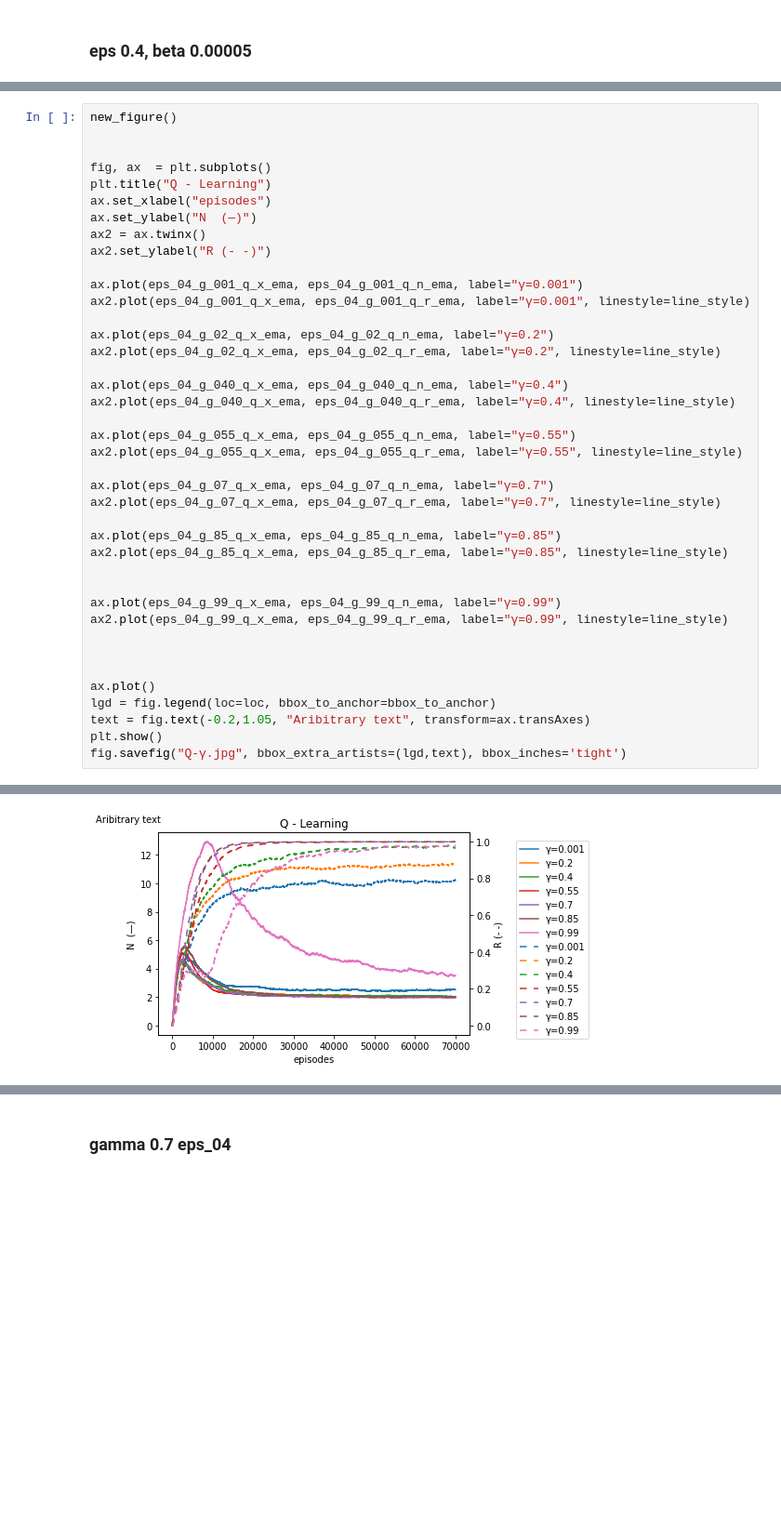
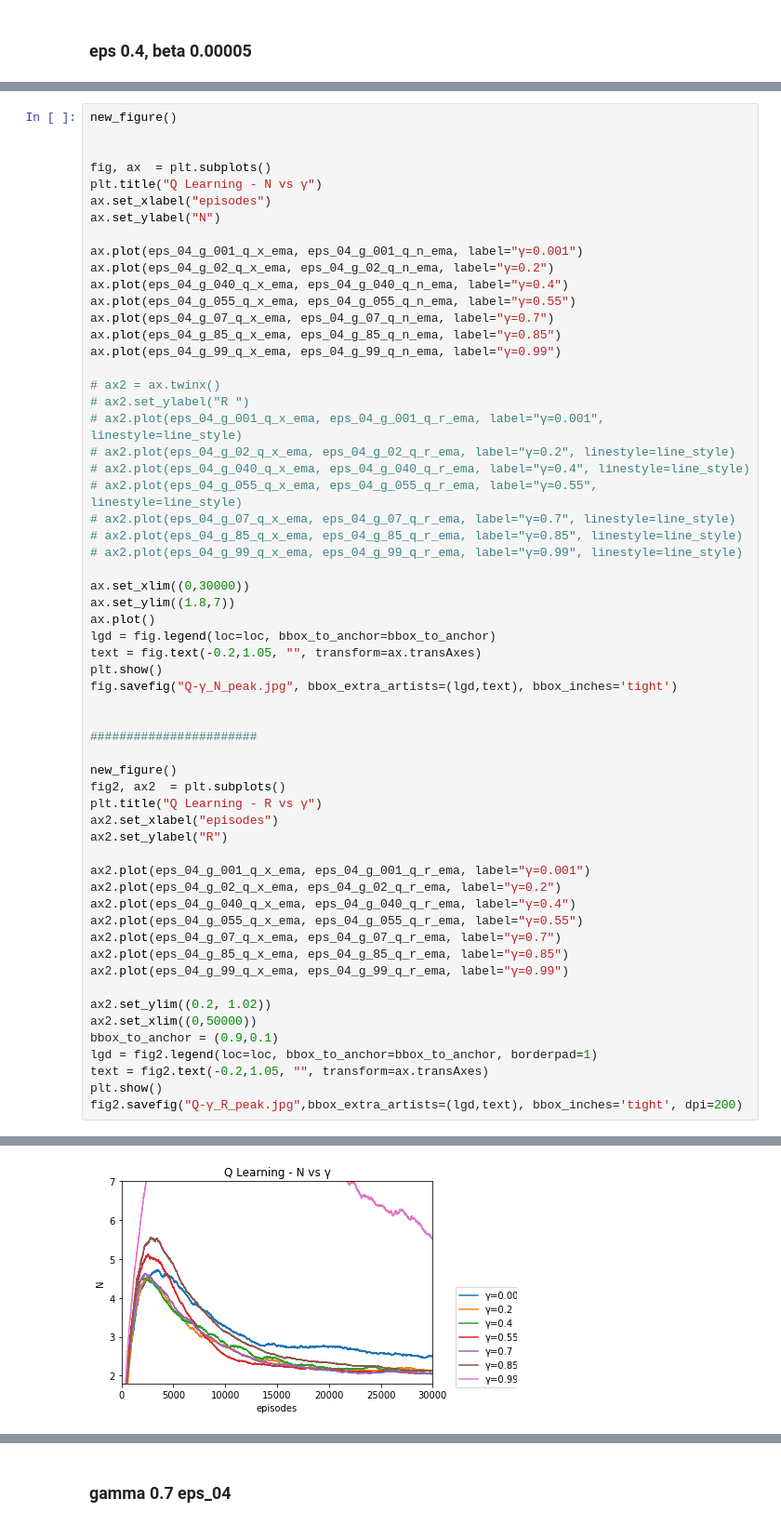
Before and after one commit to JunTu-XD/RL-Checkmate, a Jupyter notebook: data/plotting2.ipynb, the cells around one changed output, grey strips where cells are left out. Shown: that part at 93% size. Drawn from its saved outputs; the diff is of its cells as text; blank space fills up the shorter version.

```diff
--- a/data/plotting2.ipynb
+++ b/data/plotting2.ipynb
@@ -226,43 +255,62 @@ fig.savefig("SARSA-γ.jpg",bbox_extra_artists=(lgd,text), bbox_inches='tight')
 # %%
 new_figure()
 
 
 fig, ax  = plt.subplots()
-plt.title("Q - Learning")
+plt.title("Q Learning - N vs γ")
 ax.set_xlabel("episodes")
-ax.set_ylabel("N  (—)")
-ax2 = ax.twinx()
-ax2.set_ylabel("R (- -)")
+ax.set_ylabel("N")
 
 ax.plot(eps_04_g_001_q_x_ema, eps_04_g_001_q_n_ema, label="γ=0.001")
-ax2.plot(eps_04_g_001_q_x_ema, eps_04_g_001_q_r_ema, label="γ=0.001", linestyle=line_style)
+ax.plot(eps_04_g_02_q_x_ema, eps_04_g_02_q_n_ema, label="γ=0.2")
+ax.plot(eps_04_g_040_q_x_ema, eps_04_g_040_q_n_ema, label="γ=0.4")
+ax.plot(eps_04_g_055_q_x_ema, eps_04_g_055_q_n_ema, label="γ=0.55")
+ax.plot(eps_04_g_07_q_x_ema, eps_04_g_07_q_n_ema, label="γ=0.7")
+ax.plot(eps_04_g_85_q_x_ema, eps_04_g_85_q_n_ema, label="γ=0.85")
+ax.plot(eps_04_g_99_q_x_ema, eps_04_g_99_q_n_ema, label="γ=0.99")
 
-ax.plot(eps_04_g_02_q_x_ema, eps_04_g_02_q_n_ema, label="γ=0.2")
-ax2.plot(eps_04_g_02_q_x_ema, eps_04_g_02_q_r_ema, label="γ=0.2", linestyle=line_style)
+# ax2 = ax.twinx()
+# ax2.set_ylabel("R ")
+# ax2.plot(eps_04_g_001_q_x_ema, eps_04_g_001_q_r_ema, label="γ=0.001", linestyle=line_style)
+# ax2.plot(eps_04_g_02_q_x_ema, eps_04_g_02_q_r_ema, label="γ=0.2", linestyle=line_style)
+# ax2.plot(eps_04_g_040_q_x_ema, eps_04_g_040_q_r_ema, label="γ=0.4", linestyle=line_style)
+# ax2.plot(eps_04_g_055_q_x_ema, eps_04_g_055_q_r_ema, label="γ=0.55", linestyle=line_style)
+# ax2.plot(eps_04_g_07_q_x_ema, eps_04_g_07_q_r_ema, label="γ=0.7", linestyle=line_style)
+# ax2.plot(eps_04_g_85_q_x_ema, eps_04_g_85_q_r_ema, label="γ=0.85", linestyle=line_style)
+# ax2.plot(eps_04_g_99_q_x_ema, eps_04_g_99_q_r_ema, label="γ=0.99", linestyle=line_style)
 
-ax.plot(eps_04_g_040_q_x_ema, eps_04_g_040_q_n_ema, label="γ=0.4")
-ax2.plot(eps_04_g_040_q_x_ema, eps_04_g_040_q_r_ema, label="γ=0.4", linestyle=line_style)
-
-ax.plot(eps_04_g_055_q_x_ema, eps_04_g_055_q_n_ema, label="γ=0.55")
-ax2.plot(eps_04_g_055_q_x_ema, eps_04_g_055_q_r_ema, label="γ=0.55", linestyle=line_style)
-
-ax.plot(eps_04_g_07_q_x_ema, eps_04_g_07_q_n_ema, label="γ=0.7")
-ax2.plot(eps_04_g_07_q_x_ema, eps_04_g_07_q_r_ema, label="γ=0.7", linestyle=line_style)
-
-ax.plot(eps_04_g_85_q_x_ema, eps_04_g_85_q_n_ema, label="γ=0.85")
-ax2.plot(eps_04_g_85_q_x_ema, eps_04_g_85_q_r_ema, label="γ=0.85", linestyle=line_style)
+ax.set_xlim((0,30000))
+ax.set_ylim((1.8,7))
+ax.plot()
+lgd = fig.legend(loc=loc, bbox_to_anchor=bbox_to_anchor)
+text = fig.text(-0.2,1.05, "", transform=ax.transAxes)
+plt.show()
+fig.savefig("Q-γ_N_peak.jpg", bbox_extra_artists=(lgd,text), bbox_inches='tight')
 
 
-ax.plot(eps_04_g_99_q_x_ema, eps_04_g_99_q_n_ema, label="γ=0.99")
-ax2.plot(eps_04_g_99_q_x_ema, eps_04_g_99_q_r_ema, label="γ=0.99", linestyle=line_style)
+#######################
 
+new_figure()
+fig2, ax2  = plt.subplots()
+plt.title("Q Learning - R vs γ")
+ax2.set_xlabel("episodes")
+ax2.set_ylabel("R")
 
+ax2.plot(eps_04_g_001_q_x_ema, eps_04_g_001_q_r_ema, label="γ=0.001")
+ax2.plot(eps_04_g_02_q_x_ema, eps_04_g_02_q_r_ema, label="γ=0.2")
+ax2.plot(eps_04_g_040_q_x_ema, eps_04_g_040_q_r_ema, label="γ=0.4")
+ax2.plot(eps_04_g_055_q_x_ema, eps_04_g_055_q_r_ema, label="γ=0.55")
+ax2.plot(eps_04_g_07_q_x_ema, eps_04_g_07_q_r_ema, label="γ=0.7")
+ax2.plot(eps_04_g_85_q_x_ema, eps_04_g_85_q_r_ema, label="γ=0.85")
+ax2.plot(eps_04_g_99_q_x_ema, eps_04_g_99_q_r_ema, label="γ=0.99")
 
-ax.plot()
-lgd = fig.legend(loc=loc, bbox_to_anchor=bbox_to_anchor)
-text = fig.text(-0.2,1.05, "Aribitrary text", transform=ax.transAxes)
+ax2.set_ylim((0.2, 1.02))
+ax2.set_xlim((0,50000))
+bbox_to_anchor = (0.9,0.1)
+lgd = fig2.legend(loc=loc, bbox_to_anchor=bbox_to_anchor, borderpad=1)
+text = fig2.text(-0.2,1.05, "", transform=ax.transAxes)
 plt.show()
-fig.savefig("Q-γ.jpg", bbox_extra_artists=(lgd,text), bbox_inches='tight')
+fig2.savefig("Q-γ_R_peak.jpg",bbox_extra_artists=(lgd,text), bbox_inches='tight', dpi=200)
 # %% [output]
 <Figure size 432x288 with 0 Axes>
-[figure, old version]
+[figure, new version]
```
Also changed, not shown: parts of 7 cells of this notebook.
